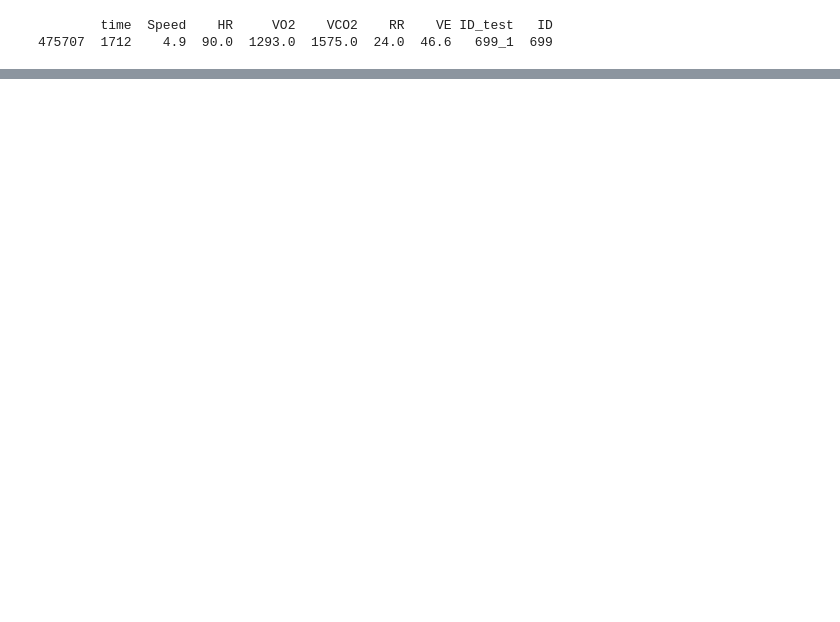
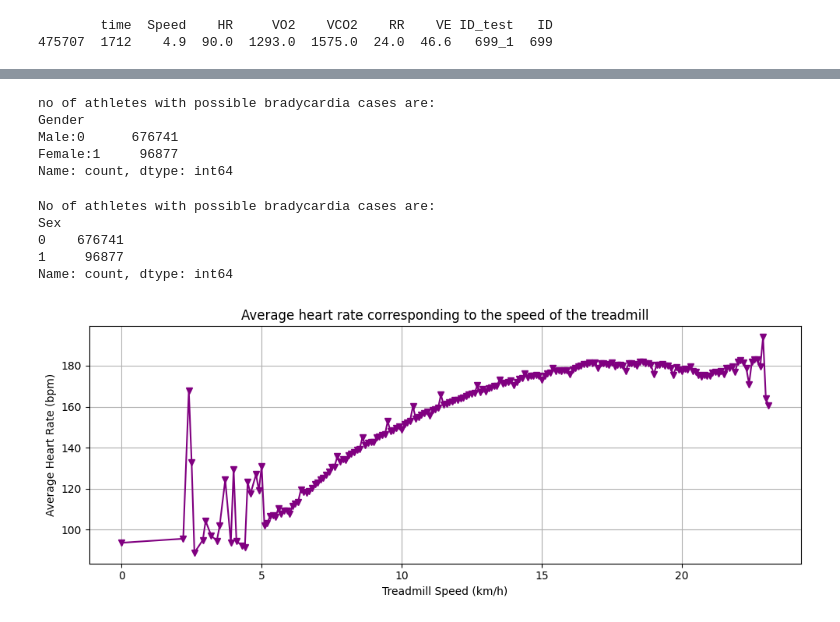
Before and after one commit to Chaithra-Git/Team7_LambdaLegends_PythonHackathon_APRIL25, a Jupyter notebook: greeshma_33-48.ipynb, the cells around one changed output, grey strips where cells are left out. Cells and saved outputs as stored; diff of their text form; code cells hidden in the pictures; blank space fills up the shorter version.

```diff
--- a/greeshma_33-48.ipynb
+++ b/greeshma_33-48.ipynb
@@ -193,0 +192,53 @@ print(longest_test)
+# %%
+#43. Identify cases of possible bradycardia at rest and display number of athletes based on gender.
+
+#bradycardia - slow heart rate<60
+bradycardia_df = df_test[df_test['HR'] < 60]
+
+df_merge['Gender'] = df_merge['Sex'].map({0: 'Male:0', 1: 'Female:1'})
+
+#no.of athletes based on gender
+no_of_athletes=df_merge['Gender'].value_counts()
+
+print(f"no of athletes with possible bradycardia cases are:")
+print(no_of_athletes)
+# %% [output]
+no of athletes with possible bradycardia cases are:
+Gender
+Male:0      676741
+Female:1     96877
+Name: count, dtype: int64
+# %%
+#Repeating 2nd time, will delte later
+#43. Identify cases of possible bradycardia at rest and display number of athletes based on gender.
+
+#bradycardia - slow heart rate<60
+bradycardia_df = df_test[df_test['HR'] < 60]
+
+#no.of athletes based on gender
+no_of_athletes=df_merge['Sex'].value_counts()
+
+print("No of athletes with possible bradycardia cases are:")
+print(no_of_athletes)
+# %% [output]
+No of athletes with possible bradycardia cases are:
+Sex
+0    676741
+1     96877
+Name: count, dtype: int64
+# %%
+#44. Calculate the average heart rate corresponding to the speed of the treadmill and  plot a line graph to visualize the relationship.
+
+avg_heart_rate=df_test.groupby('Speed')['HR'].mean()
+
+#plotting the line graph
+plt.figure(figsize=(10,4))
+plt.plot(avg_heart_rate.index,avg_heart_rate.values, marker='v', linestyle='-', color='purple')
+plt.title("Average heart rate corresponding to the speed of the treadmill")
+plt.xlabel("Treadmill Speed (km/h)")
+plt.ylabel("Average Heart Rate (bpm)")
+plt.grid(True)
+plt.tight_layout()
+plt.show()
+# %% [output]
+[figure, added]
```
Also changed, not shown: parts of 22 cells of this notebook.
